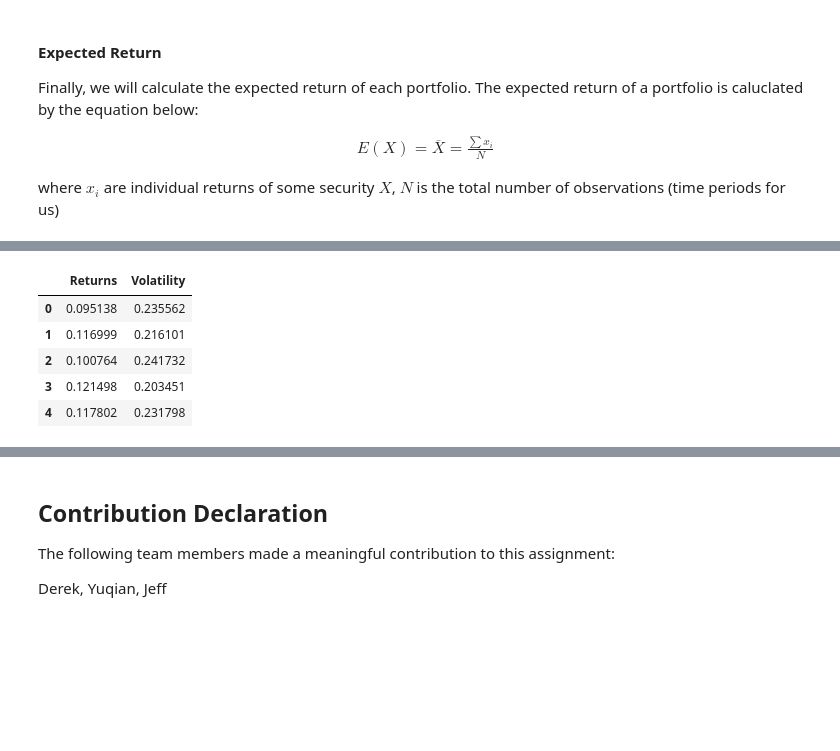
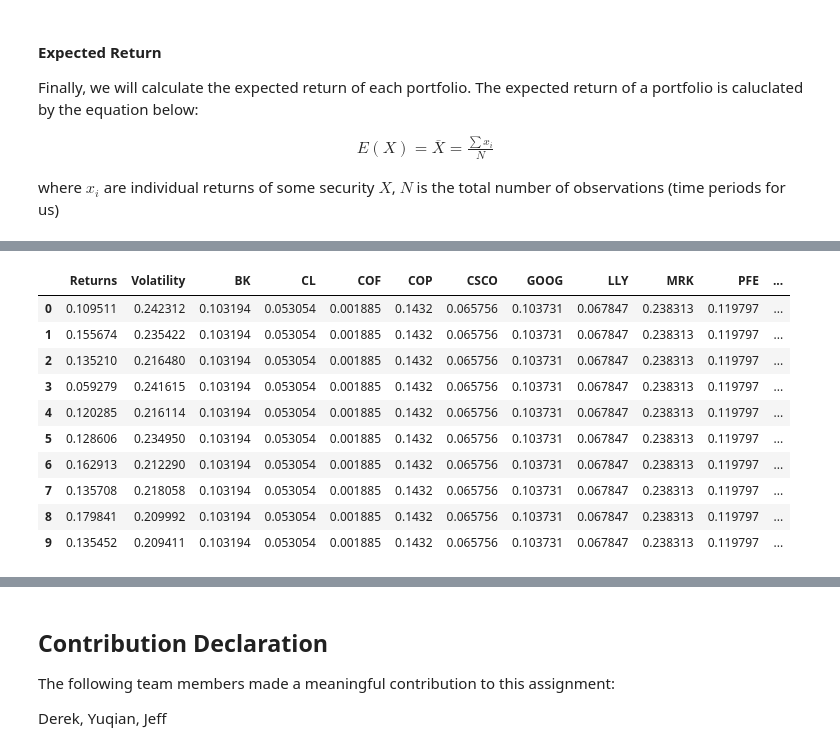
Before and after one commit to realDerekTan/cfm-101-group-assignment, a Jupyter notebook: Team_XX_Assignment.ipynb, the cells around one changed output, grey strips where cells are left out. Saved outputs shown, nothing was run; the diff lists cells and outputs as text; code cells hidden in the pictures; blank space fills up the shorter version.

Commit message:
Generator produces Ticker Weights

```diff
--- a/Team_XX_Assignment.ipynb
+++ b/Team_XX_Assignment.ipynb
@@ -255,7 +255,7 @@ yearly_stats
 # The more number of random portfolios generated, the more optimized
 #   the final optimized portfolio will be
 
-number_of_portfolios = 1000
+number_of_portfolios = 10
 # %%
 # Generate portfolios with random weights
 
@@ -276,44 +276,50 @@ def generate_portfolios(tickers, number_of_portfolios):
     volatility = []
 
     for i in range(number_of_portfolios):
         individual_weights = np.random.random(len(tickers))
         individual_weights = individual_weights / np.sum(individual_weights)
         weights.append(individual_weights)
 
         individual_returns = np.dot(individual_weights, yearly_stats.Returns)
         returns.append(individual_returns)
 
         portfolio_variance = (
             cov_matrix.mul(individual_weights, axis=0)
             .mul(individual_weights, axis=1)
             .sum()
             .sum()
         )
         standard_deviation = np.sqrt(portfolio_variance)
         individual_volatility = standard_deviation * np.sqrt(trading_days)
         volatility.append(individual_volatility)
 
     portfolios = pd.DataFrame(index=range(number_of_portfolios))
 
-    portfolios['Returns'] = returns
-    portfolios['Volatility'] = volatility
+    portfolios["Returns"] = returns
+    portfolios["Volatility"] = volatility
 
-#     for i in range(number_of_tickers):
-#         portfolios[tickers[i]] = weights[i]
+    for i in range(len(tickers)):
+        for j in range(number_of_portfolios):
+            portfolios[tickers[i]] = weights[j][i]
 
     return portfolios
 
 
 random_portfolios = generate_portfolios(tickers, number_of_portfolios)
 
-random_portfolios.head()
+random_portfolios
 # %% [output]
-|  | Returns | Volatility |
-| 0 | 0.095138 | 0.235562 |
-| 1 | 0.116999 | 0.216101 |
-| 2 | 0.100764 | 0.241732 |
-| 3 | 0.121498 | 0.203451 |
-| 4 | 0.117802 | 0.231798 |
+|  | Returns | Volatility | BK | CL | COF | COP | CSCO | GOOG | LLY | MRK | PFE | ... |
+| 0 | 0.109511 | 0.242312 | 0.103194 | 0.053054 | 0.001885 | 0.1432 | 0.065756 | 0.103731 | 0.067847 | 0.238313 | 0.119797 | ... |
+| 1 | 0.155674 | 0.235422 | 0.103194 | 0.053054 | 0.001885 | 0.1432 | 0.065756 | 0.103731 | 0.067847 | 0.238313 | 0.119797 | ... |
+| 2 | 0.135210 | 0.216480 | 0.103194 | 0.053054 | 0.001885 | 0.1432 | 0.065756 | 0.103731 | 0.067847 | 0.238313 | 0.119797 | ... |
+| 3 | 0.059279 | 0.241615 | 0.103194 | 0.053054 | 0.001885 | 0.1432 | 0.065756 | 0.103731 | 0.067847 | 0.238313 | 0.119797 | ... |
+| 4 | 0.120285 | 0.216114 | 0.103194 | 0.053054 | 0.001885 | 0.1432 | 0.065756 | 0.103731 | 0.067847 | 0.238313 | 0.119797 | ... |
+| 5 | 0.128606 | 0.234950 | 0.103194 | 0.053054 | 0.001885 | 0.1432 | 0.065756 | 0.103731 | 0.067847 | 0.238313 | 0.119797 | ... |
+| 6 | 0.162913 | 0.212290 | 0.103194 | 0.053054 | 0.001885 | 0.1432 | 0.065756 | 0.103731 | 0.067847 | 0.238313 | 0.119797 | ... |
+| 7 | 0.135708 | 0.218058 | 0.103194 | 0.053054 | 0.001885 | 0.1432 | 0.065756 | 0.103731 | 0.067847 | 0.238313 | 0.119797 | ... |
+| 8 | 0.179841 | 0.209992 | 0.103194 | 0.053054 | 0.001885 | 0.1432 | 0.065756 | 0.103731 | 0.067847 | 0.238313 | 0.119797 | ... |
+| 9 | 0.135452 | 0.209411 | 0.103194 | 0.053054 | 0.001885 | 0.1432 | 0.065756 | 0.103731 | 0.067847 | 0.238313 | 0.119797 | ... |
 # %%
 # Pick optimal portfolio
 
```
Also changed, not shown: parts of 7 cells of this notebook.
